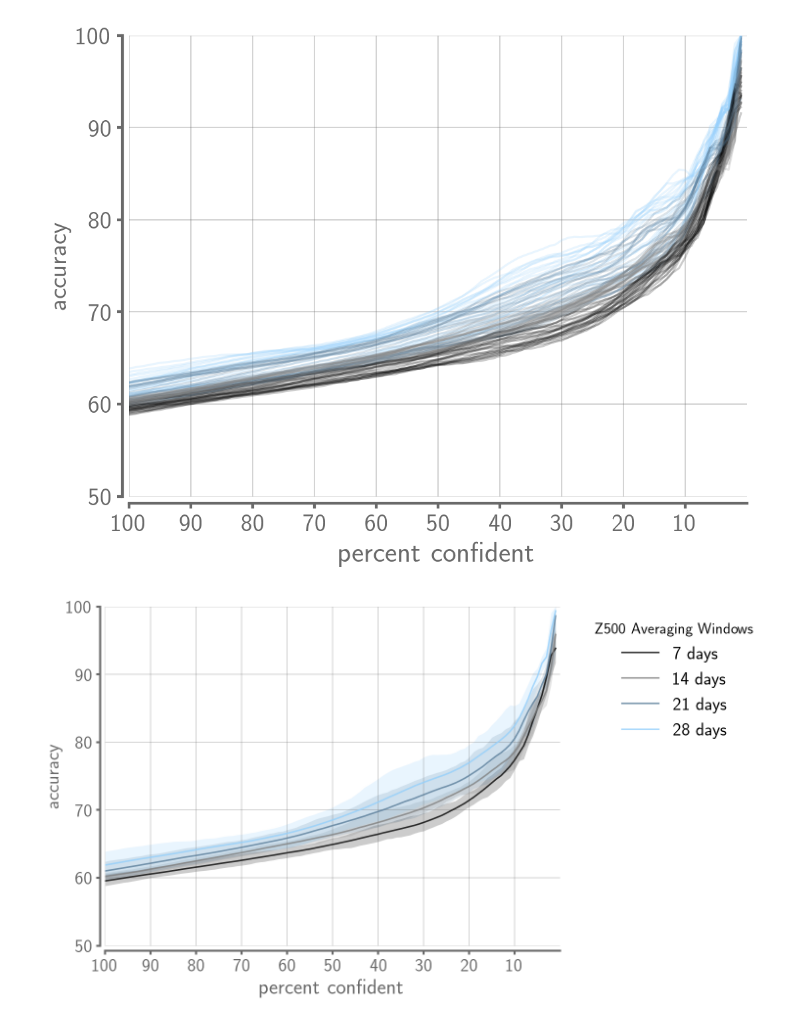
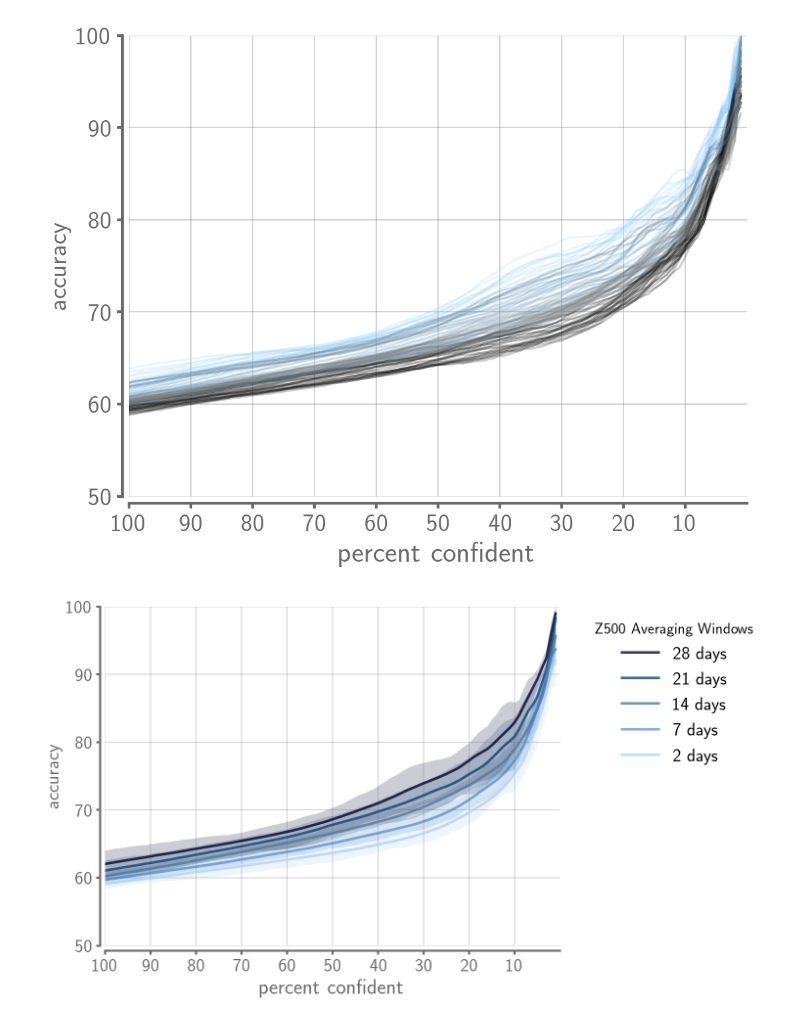
Before and after one commit to kjmayer/ENSOvsMJO, a Jupyter notebook: interpret/interpret-plot.ipynb, the cells around one changed output. Saved outputs shown, nothing was run; the diff lists cells and outputs as text; code cells hidden in the pictures.

Commit message:
adding averaging windows 2-6 to analysis

```diff
--- a/interpret/interpret-plot.ipynb
+++ b/interpret/interpret-plot.ipynb
@@ -45,7 +45,7 @@ EXP_NAME = 'default'
 hps = get_hp(EXP_NAME)
 
 LEADS = np.arange(7,31)
-AVGS = np.arange(7,32)
+AVGS = np.arange(2,32)
 SEEDS = np.arange(1,6)
 # %% [markdown]
 ## Contribution Analysis:
@@ -427,7 +678,7 @@ for l,lead in enumerate(LEADS):
     print('LEAD: '+str(lead))
     for a,avg in enumerate(AVGS):
         # print('AVG: '+str(avg))
-        ddir_load = '/glade/work/kjmayer/research/catalyst/ENSOvsMJO/data/'
+        ddir_load = '/glade/scratch/kjmayer/DATA/ENSOvsMJO/data/'
 
         finame_confvsacc = 'confvsacc_LEAD_'+str(lead)+'_AVG_'+str(avg)+'__00001-00005.npy'
         confvsacc_all[l,a] = np.load(ddir_load+finame_confvsacc)
@@ -498,48 +749,52 @@ LEAD: 30
 valColor = (141/255,171/255,127/255,1.)
 FS = 18
 plt.figure(figsize=(8, 6))
 
 ax = plt.subplot(1,1,1)
 adjust_spines(ax, ['left', 'bottom'])
 ax.spines['top'].set_color('none')
 ax.spines['right'].set_color('none')
 ax.spines['left'].set_color('dimgrey')
 ax.spines['bottom'].set_color('dimgrey')
 ax.spines['left'].set_linewidth(2)
 ax.spines['bottom'].set_linewidth(2)
 ax.tick_params('both',length=4,width=2,which='major',color='dimgrey')
 ax.yaxis.grid(zorder=1,color='dimgrey',alpha=0.35)
 ax.xaxis.grid(zorder=1,color='dimgrey',alpha=0.35)
 
+plt.plot(np.mean(confvsacc_all[:,26],axis=0),'xkcd:midnight',alpha=0.8,label='28 days',linewidth=2.5)
+plt.fill_between(x = np.arange(0,100),
+                 y1 = np.min(confvsacc_all[:,26],axis=0),
+                 y2 = np.max(confvsacc_all[:,26],axis=0),color='xkcd:midnight',alpha=0.2,linewidth=0)
 
-plt.plot(np.mean(confvsacc_all[:,0],axis=0),'k',alpha=0.8,label='7 days')
+plt.plot(np.mean(confvsacc_all[:,19],axis=0),'xkcd:twilight blue',alpha=0.8,label='21 days',linewidth=2.5)
+plt.fill_between(x = np.arange(0,100),
+                 y1 = np.min(confvsacc_all[:,19],axis=0),
+                 y2 = np.max(confvsacc_all[:,19],axis=0),color='xkcd:twilight blue',alpha=0.2,linewidth=0)
+
+plt.plot(np.mean(confvsacc_all[:,12],axis=0),'xkcd:stormy blue',alpha=0.8,label='14 days',linewidth=2.5)
+plt.fill_between(x = np.arange(0,100),
+                 y1 = np.min(confvsacc_all[:,12],axis=0),
+                 y2 = np.max(confvsacc_all[:,12],axis=0),color='xkcd:light navy blue',alpha=0.2,linewidth=0)
+
+plt.plot(np.mean(confvsacc_all[:,5],axis=0),'xkcd:windows blue',alpha=0.6,label='7 days',linewidth=2.5)
+plt.fill_between(x = np.arange(0,100),
+                 y1 = np.min(confvsacc_all[:,5],axis=0),
+                 y2 = np.max(confvsacc_all[:,5],axis=0),color='xkcd:windows blue',alpha=0.2,linewidth=0)
+
+plt.plot(np.mean(confvsacc_all[:,0],axis=0),'xkcd:powder blue',alpha=0.8,label='2 days',linewidth=2.5)
 plt.fill_between(x = np.arange(0,100),
                  y1 = np.min(confvsacc_all[:,0],axis=0),
-                 y2 = np.max(confvsacc_all[:,0],axis=0),color='k',alpha=0.2,linewidth=0)
-
-plt.plot(np.mean(confvsacc_all[:,7],axis=0),'grey',alpha=0.8,label='14 days')
-plt.fill_between(x = np.arange(0,100),
-                 y1 = np.min(confvsacc_all[:,7],axis=0),
-                 y2 = np.max(confvsacc_all[:,7],axis=0),color='grey',alpha=0.2,linewidth=0)
-
-plt.plot(np.mean(confvsacc_all[:,14],axis=0),'xkcd:steel blue',alpha=0.8,label='21 days')
-plt.fill_between(x = np.arange(0,100),
-                 y1 = np.min(confvsacc_all[:,14],axis=0),
-                 y2 = np.max(confvsacc_all[:,14],axis=0),color='xkcd:steel blue',alpha=0.2,linewidth=0)
-
-plt.plot(np.mean(confvsacc_all[:,21],axis=0),'xkcd:light blue',alpha=0.8,label='28 days')
-plt.fill_between(x = np.arange(0,100),
-                 y1 = np.min(confvsacc_all[:,21],axis=0),
-                 y2 = np.max(confvsacc_all[:,21],axis=0),color='xkcd:light blue',alpha=0.2,linewidth=0)
+                 y2 = np.max(confvsacc_all[:,0],axis=0),color='xkcd:powder blue',alpha=0.2,linewidth=0)
 
 plt.ylim(50,100)
 plt.yticks(np.arange(50,110,10),np.arange(50,110,10),fontsize=FS,color='dimgrey')
 plt.ylabel('accuracy',fontsize=FS+1,color='dimgrey')
 plt.xlim(0,100)
 plt.xticks(np.arange(0,100,10),np.arange(10,110,10)[::-1],fontsize=FS,color='dimgrey')
 plt.xlabel('percent confident',fontsize=FS+3,color='dimgrey')
 plt.legend(frameon=False, fontsize=FS,ncol=1,bbox_to_anchor=(1.04, 1), loc="upper left", title='Z500 Averaging Windows')
 
 plt.show()
 # %% [output]
-[figure, old version]
+[figure, new version]
```
Also changed, not shown: parts of 5 cells of this notebook, 2 other files.
